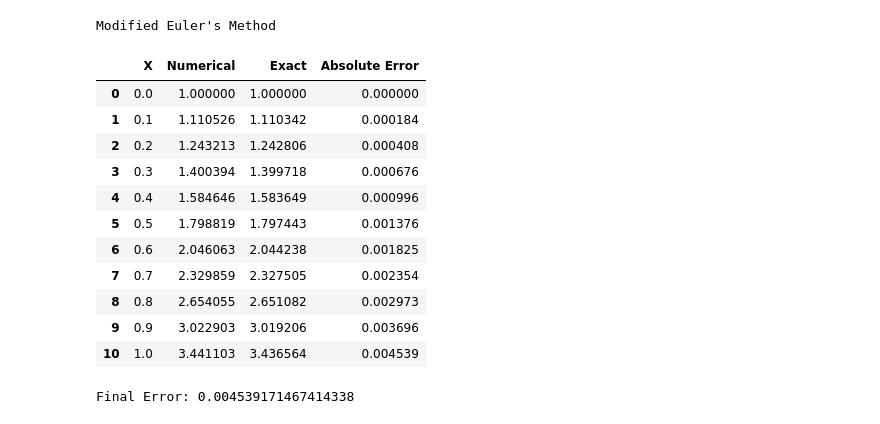
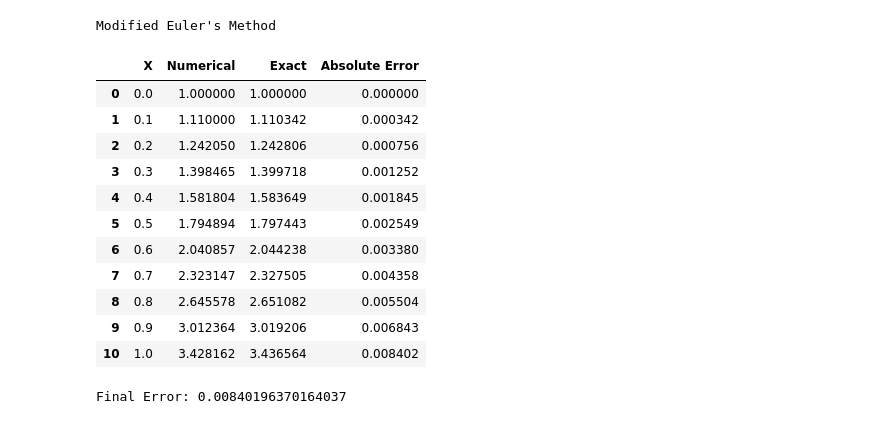
Before and after one commit to sunjirsanuj/Numerical_Methods, a Jupyter notebook: ode/modified_euler's_method.ipynb, the cells around one changed output. Saved outputs shown, nothing was run; the diff lists cells and outputs as text; code cells hidden in the pictures.

```diff
--- a/ode/modified_euler's_method.ipynb
+++ b/ode/modified_euler's_method.ipynb
@@ -20,50 +20,53 @@ y = [y0]
 # %%
 for i in range(n):
     xi = x[-1]
     yi = y[-1]
 
-    yp = yi + h*f(xi, yi)
-    yc = yi + (h/2)*(f(xi, yi) + f(xi+h, yp))
+    k1 = f(xi, yi)
 
-    while abs(yc-yp) > 1e-10:
-        yp = yc
-        yc = yi + (h/2)*(f(xi, yi) + f(xi+h, yp))
+    predictor = yi + h*k1
 
-    x.append(xi+h)
-    y.append(yc)
+    xn = xi + h
+
+    k2 = f(xn, predictor)
+
+    corrected = yi + (h/2)*(k1 + k2)
+
+    x.append(xn)
+    y.append(corrected)
 
 x = np.array(x)
 y = np.array(y)
 
 actual = exact(x)
 error = np.abs(actual-y)
 
 df = pd.DataFrame({
     "X": x,
     "Numerical": y,
     "Exact": actual,
     "Absolute Error": error
 })
 
 print("Modified Euler's Method")
 display(df.round(8))
 
 print("Final Error:", error[-1])
 # %% [output]
 Modified Euler's Method
 |  | X | Numerical | Exact | Absolute Error |
 | 0 | 0.0 | 1.000000 | 1.000000 | 0.000000 |
-| 1 | 0.1 | 1.110526 | 1.110342 | 0.000184 |
-| 2 | 0.2 | 1.243213 | 1.242806 | 0.000408 |
-| 3 | 0.3 | 1.400394 | 1.399718 | 0.000676 |
-| 4 | 0.4 | 1.584646 | 1.583649 | 0.000996 |
-| 5 | 0.5 | 1.798819 | 1.797443 | 0.001376 |
-| 6 | 0.6 | 2.046063 | 2.044238 | 0.001825 |
-| 7 | 0.7 | 2.329859 | 2.327505 | 0.002354 |
-| 8 | 0.8 | 2.654055 | 2.651082 | 0.002973 |
-| 9 | 0.9 | 3.022903 | 3.019206 | 0.003696 |
-| 10 | 1.0 | 3.441103 | 3.436564 | 0.004539 |
+| 1 | 0.1 | 1.110000 | 1.110342 | 0.000342 |
+| 2 | 0.2 | 1.242050 | 1.242806 | 0.000756 |
+| 3 | 0.3 | 1.398465 | 1.399718 | 0.001252 |
+| 4 | 0.4 | 1.581804 | 1.583649 | 0.001845 |
+| 5 | 0.5 | 1.794894 | 1.797443 | 0.002549 |
+| 6 | 0.6 | 2.040857 | 2.044238 | 0.003380 |
+| 7 | 0.7 | 2.323147 | 2.327505 | 0.004358 |
+| 8 | 0.8 | 2.645578 | 2.651082 | 0.005504 |
+| 9 | 0.9 | 3.012364 | 3.019206 | 0.006843 |
+| 10 | 1.0 | 3.428162 | 3.436564 | 0.008402 |
-Final Error: 0.004539171467414338
+Final Error: 0.00840196370164037
 # %%
 plt.plot(x, actual, label="Exact")
 plt.plot(x, y, 'o--', label="Modified Euler")
```
Also changed, not shown: parts of 1 cell of this notebook, 3 other files.
